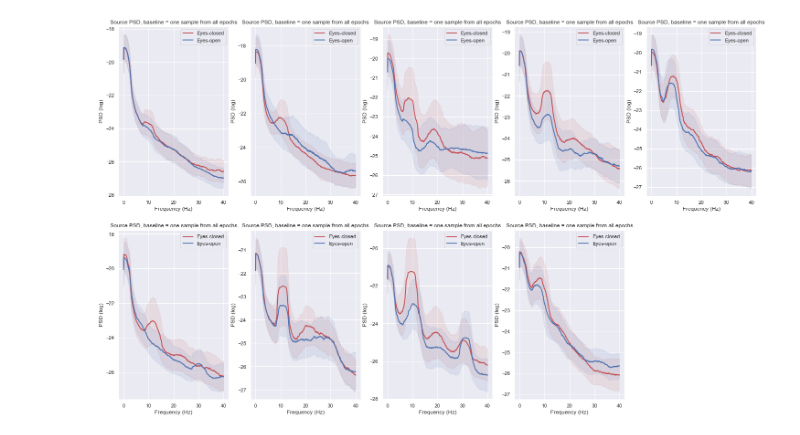
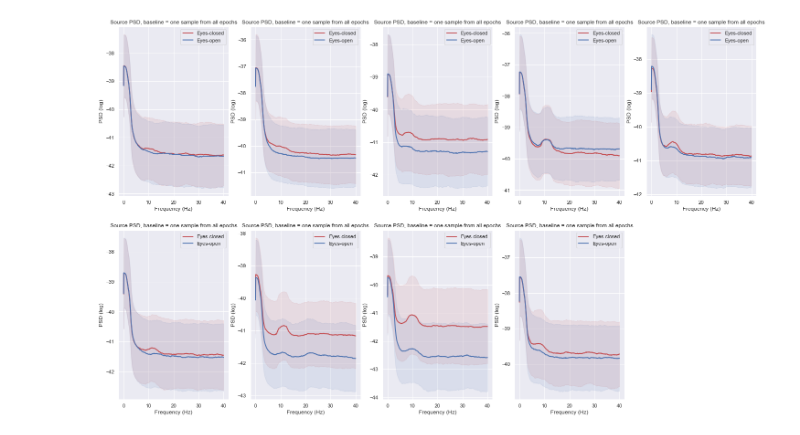
Before and after one commit to venkateshness/Internship_HBN, a Jupyter notebook: filtered_ipynbs/all_purpose_notebook.ipynb, the cells around one changed output. Cells and saved outputs as stored; diff of their text form; code cells hidden in the pictures.

Commit message:
Random samples for n_baseline

```diff
--- a/filtered_ipynbs/all_purpose_notebook.ipynb
+++ b/filtered_ipynbs/all_purpose_notebook.ipynb
@@ -2,44 +2,44 @@
 import numpy as np
 import matplotlib.pyplot as plt
 # %%
-eyes_closed = np.load('/homes/v20subra/S4B2/eLORETA_extensive_validation/eyes_closed_20_one_epoch_no_avg_projection_oldtech.npy',allow_pickle='True')
-eyes_open = np.load('/homes/v20subra/S4B2/eLORETA_extensive_validation/eyes_open_20_one_epoch_no_avg_projection_oldtech.npy',allow_pickle='True')
+eyes_closed = np.load('/homes/v20subra/S4B2/eLORETA_extensive_validation/eyes_closed_20o_twosecond_randomly_reg.npy',allow_pickle='True')
+eyes_open = np.load('/homes/v20subra/S4B2/eLORETA_extensive_validation/eyes_open_20o_twosecond_randomly_reg.npy',allow_pickle='True')
 # %%
 import seaborn as sns
 sns.set_theme()
 def mean_std(data1):
 
     m = np.mean(np.log(data1.data.T),axis=1)
     s = 2 * np.std(np.log(data1.data.T),axis=1)
     top = m+s
     bottom = m-s
     return m,s,top,bottom
 stcs_to_plot = [eyes_closed.item(),eyes_open.item()]
 #def lowISC_high_ISC(*typ):
 a = 2  # number of rows
 b = 5  # number of columns
 fig =plt.figure(figsize=(25,15))
 
 c = 1  # initialize plot counter
 for i in range(9):
 
-    plt.subplot(a, b, c)
+    axx1 = plt.subplot(a, b, c)
 
     m,s,top,bottom= mean_std(stcs_to_plot[0][i])
-    plt.plot(stcs_to_plot[0][i].times,m, linewidth=2,color='r',label='Eyes-closed')
-    plt.fill_between(stcs_to_plot[0][i].times,bottom, top, color='r', alpha=.1)
+    axx1.plot(stcs_to_plot[0][i].times,m, linewidth=2,color='r',label='Eyes-closed')
+    axx1.fill_between(stcs_to_plot[0][i].times,bottom, top, color='r', alpha=.1)
 
     m,s,top,bottom= mean_std(stcs_to_plot[1][i])
-    plt.plot(stcs_to_plot[1][i].times,m, linewidth=2,color='b',label='Eyes-open')
-    plt.fill_between(stcs_to_plot[1][i].times,bottom, top, color='b', alpha=.1)
-    plt.legend()
+    axx1.plot(stcs_to_plot[1][i].times,m, linewidth=2,color='b',label='Eyes-open')
+    axx1.fill_between(stcs_to_plot[1][i].times,bottom, top, color='b', alpha=.1)
+    axx1.legend()
 
     plt.xlabel('Frequency (Hz)')
     plt.ylabel('PSD (log)')
     plt.title('Source PSD, baseline = one sample from all epochs')
 
     c = c + 1
 plt.show()
-fig.savefig('/homes/v20subra/S4B2/eLORETA_extensive_validation/eloreta_setup_validation_event_onesample.png')
+#fig.savefig('/homes/v20subra/S4B2/eLORETA_extensive_validation/eloreta_setup_validation_event_onesample.png')
 # %% [output]
-[figure, old version]
+[figure, new version]
```
Also changed, not shown: parts of 3 cells of this notebook, 1 other file.
